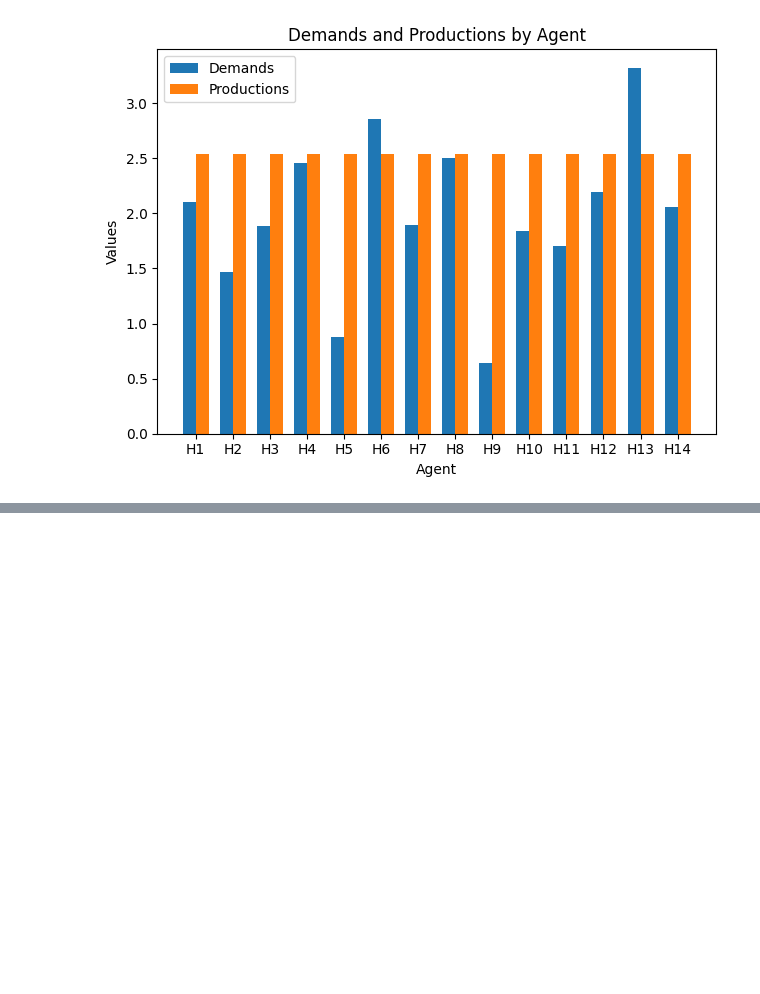
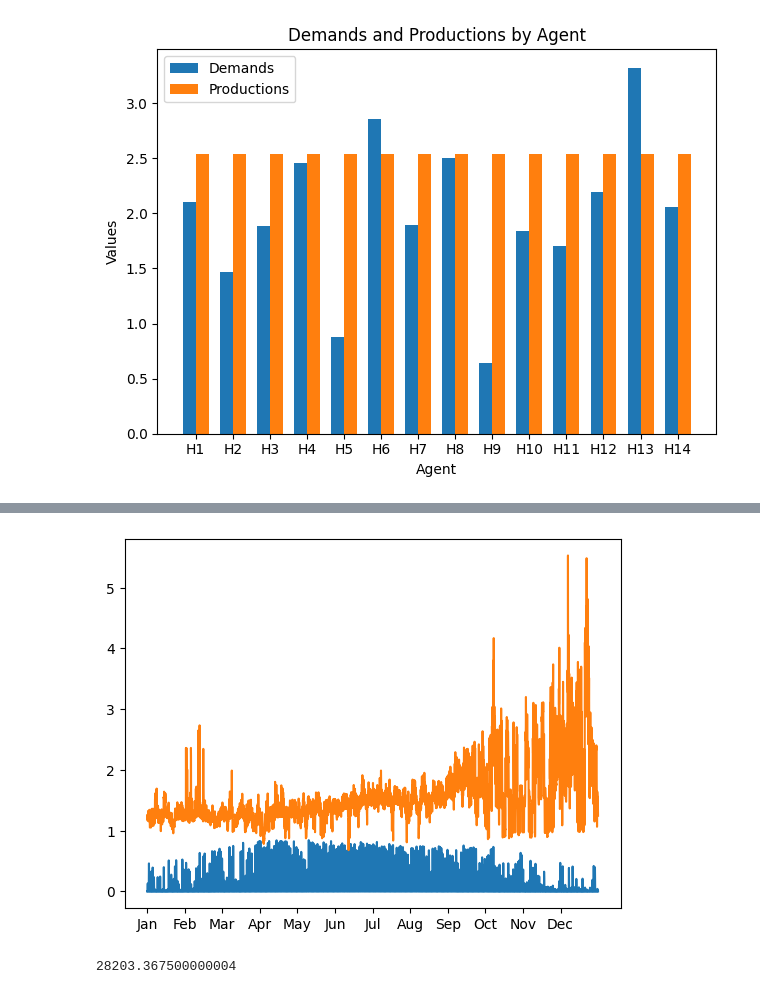
Before and after one commit to antonhlenander/CommunityFlex, a Jupyter notebook: demo.ipynb, the cells around one changed output, grey strips where cells are left out. Drawn from its saved outputs; the diff is of its cells as text; code cells hidden in the pictures; blank space fills up the shorter version.

```diff
--- a/demo.ipynb
+++ b/demo.ipynb
@@ -42,0 +65,19 @@ Production profiles loaded!
+# %%
+production = []
+i=0
+for price in prices:
+    production.append(dm.get_agent_production("H1",i))
+    i+=1
+
+plt.plot(production)
+plt.plot(prices)
+plt.xticks(ticks=np.arange(0, len(prices), len(prices)//12), labels=['Jan', 'Feb', 'Mar', 'Apr', 'May', 'Jun', 'Jul', 'Aug', 'Sep', 'Oct', 'Nov', 'Dec'])
+plt.show()
+# %% [output]
+[figure, added]
+# %%
+acc_norm_factor = dm.get_agent_daily_demand("H1")*7
+acc_norm_factor = np.sum(acc_norm_factor)*365
+print(acc_norm_factor)
+# %% [output]
+28203.367500000004
```
Also changed, not shown: parts of 2 cells of this notebook, 4 other files.
